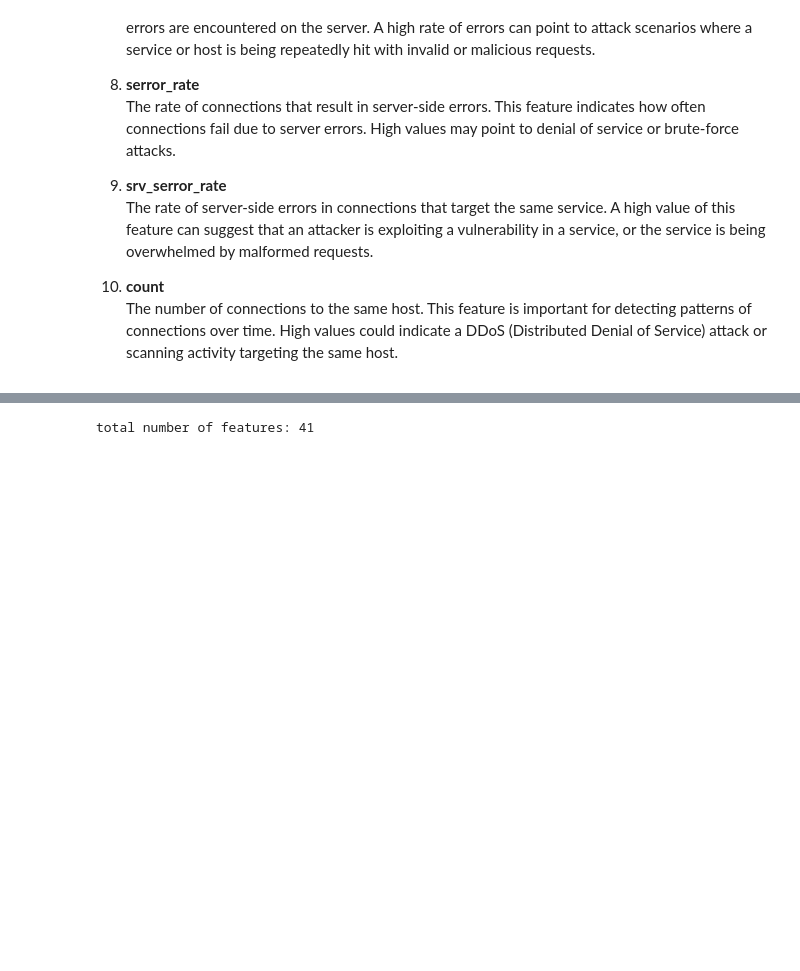
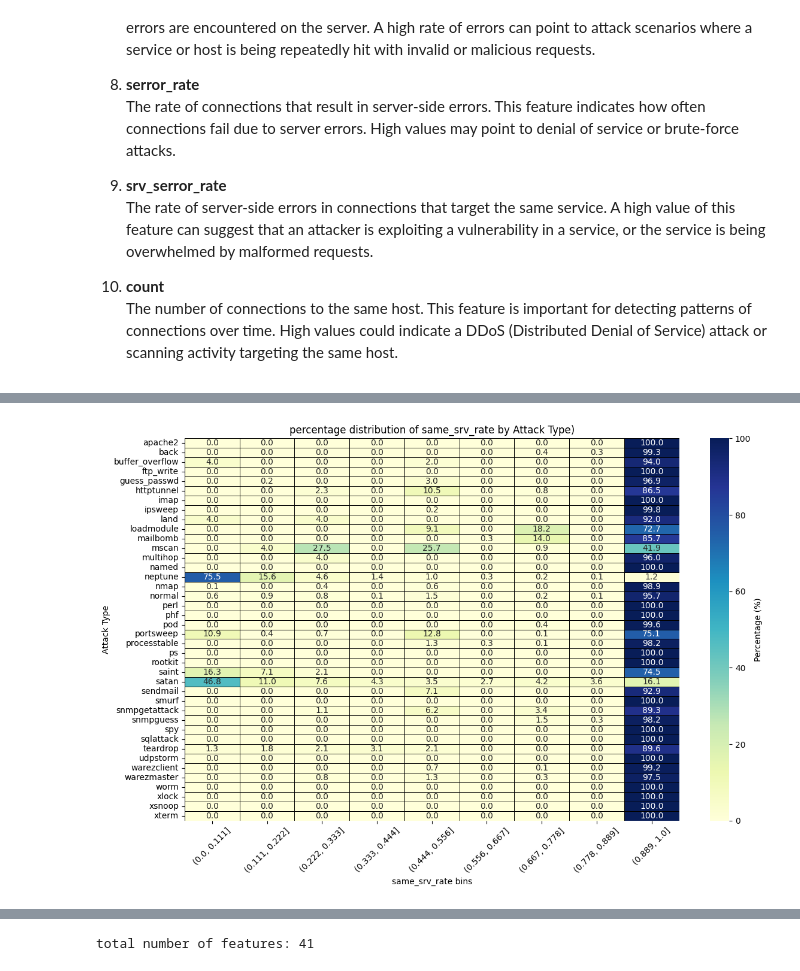
Before and after one commit to barisozmen/python-cookbook, a Jupyter notebook: anomaly-detection-cyber-security.ipynb, the cells around one changed output, grey strips where cells are left out. Cells and saved outputs as stored; diff of their text form; code cells hidden in the pictures; blank space fills up the shorter version.

Commit message:
percentage distibution of rate features added

```diff
--- a/anomaly-detection-cyber-security.ipynb
+++ b/anomaly-detection-cyber-security.ipynb
@@ -296,0 +294,37 @@ SyntaxError: invalid syntax (1806658245.py, line 1)
+# %%
+
+def display_heatmap_for_rate_features_by_attack_type(rate_feature):
+    # same_srv_rate by attack_type heatmap, where x axis is attack_type and y axis is same_srv_rate. there should be attack_type many columns, where each column is a heatmap with heat values
+
+    plt.figure(figsize=(12, 8))
+
+    # divide same_srv_rate into 10 bins
+    bins = np.linspace(0, 1, 10)
+
+    # create a new column same_srv_rate_binned
+    full_data[f'{rate_feature}_binned'] = pd.cut(full_data[rate_feature], bins=bins)
+
+    # group by attack_type and same_srv_rate_binned
+    grouped_data = full_data.groupby(['attack_type', f'{rate_feature}_binned']).size().unstack(fill_value=0)
+
+    # Normalize each row (attack type) to show distribution
+    normalized_data = grouped_data.div(grouped_data.sum(axis=1), axis=0) * 100
+
+    # plot the heatmap
+    sns.heatmap(normalized_data, cmap='YlGnBu',
+                annot=True,
+                fmt='.1f',  # Show one decimal place
+                cbar_kws={'label': 'Percentage (%)'},
+                linewidths=0.5,  # Add cell borders
+                linecolor='black')  # Set border color to black
+    plt.title(f'percentage distribution of {rate_feature} by Attack Type)')
+    plt.xlabel(f'{rate_feature} bins')
+    plt.ylabel('Attack Type')
+    plt.xticks(rotation=45)
+    plt.tight_layout()
+    plt.show()
+
+display_heatmap_for_rate_features_by_attack_type('same_srv_rate')
+display_heatmap_for_rate_features_by_attack_type('dst_host_srv_count')
+# %% [output]
+[figure, added]
```
Also changed, not shown: parts of 2 cells of this notebook.
